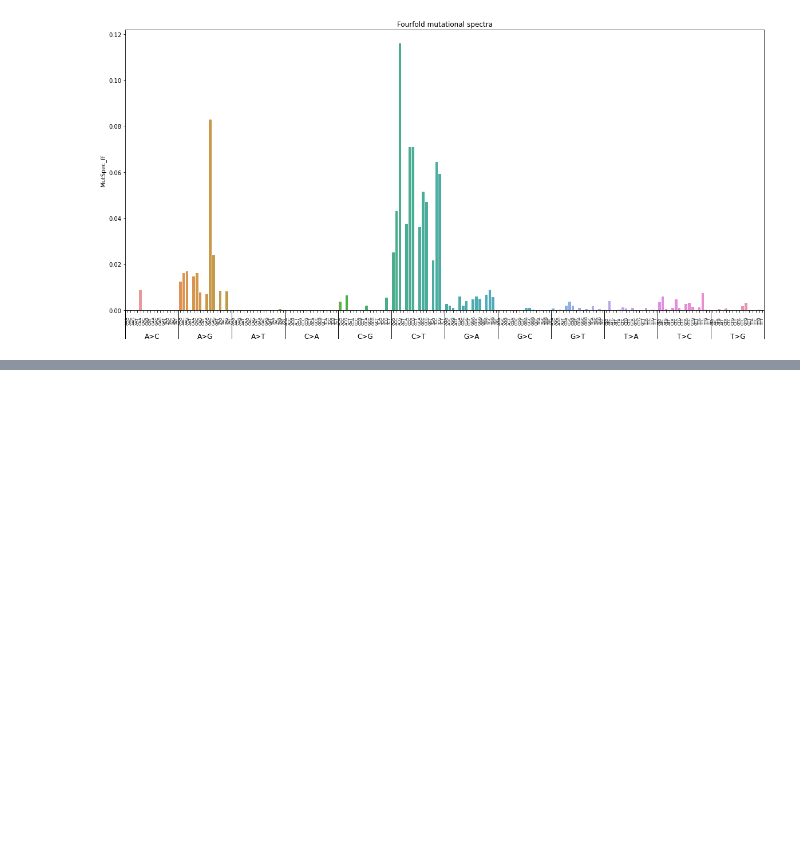
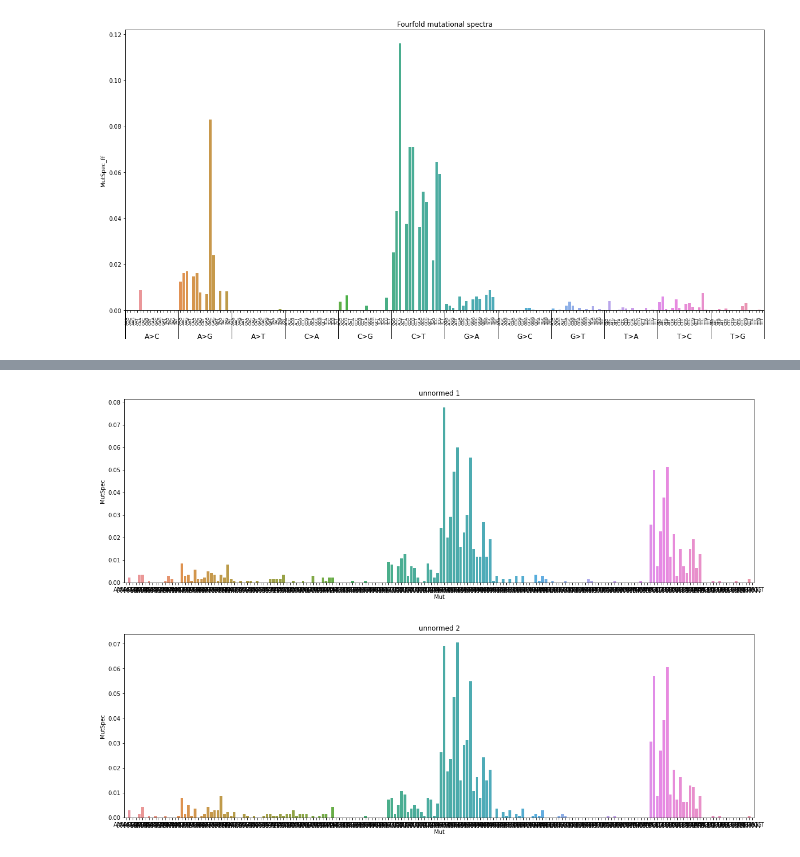
Before and after one commit to mitoclub/Signatures, a Jupyter notebook: notebooks/cancer_calc_ms.ipynb, the cells around one changed output, grey strips where cells are left out. Drawn from its saved outputs; the diff is of its cells as text; code cells hidden in the pictures; blank space fills up the shorter version.

```diff
--- a/notebooks/cancer_calc_ms.ipynb
+++ b/notebooks/cancer_calc_ms.ipynb
@@ -504,0 +527,13 @@ findfont: Generic family 'cursive' not found because none of the following famil
+# %%
+plt.figure(figsize=(20, 6))
+plt.title("unnormed 1")
+sns.barplot(data=ms192unnormed1, x="Mut", y="MutSpec", order=possible_sbs192)
+plt.show()
+
+plt.figure(figsize=(20, 6))
+plt.title("unnormed 2")
+sns.barplot(data=ms192unnormed2, x="Mut", y="MutSpec", order=possible_sbs192)
+plt.show()
+# %% [output]
+[figure, added]
+[figure, added]
```
Also changed, not shown: parts of 12 cells of this notebook.
